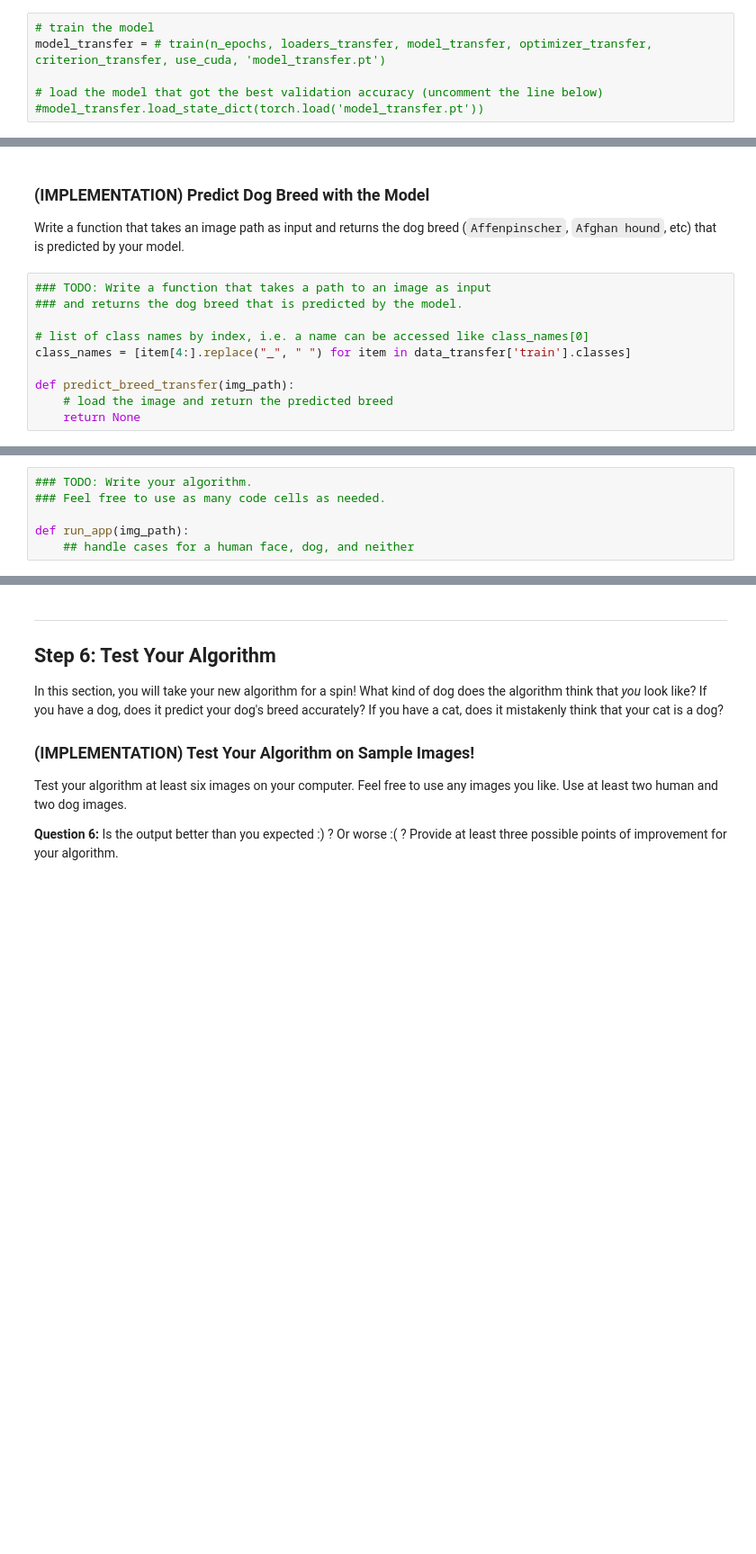
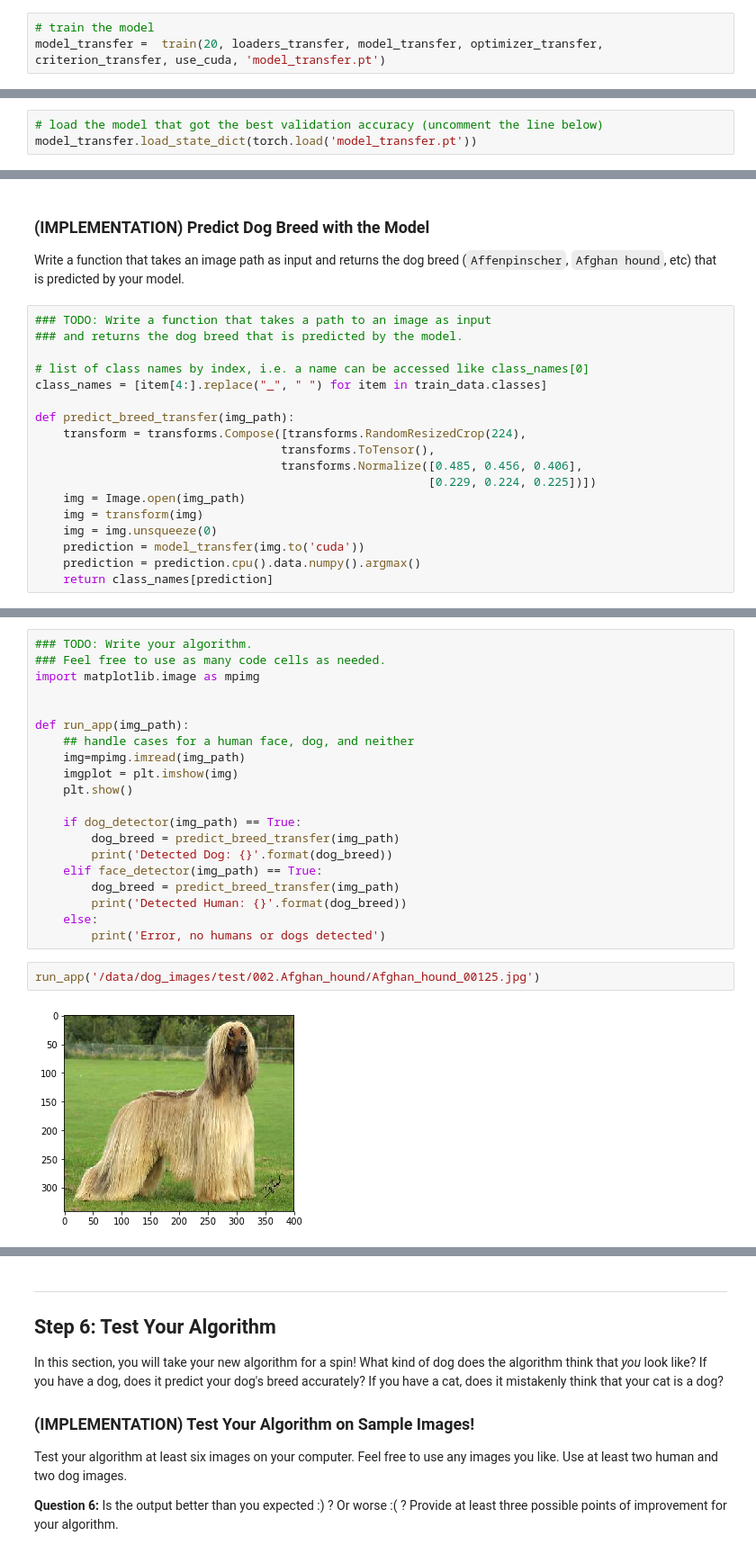
Before and after one commit to carlodavid012/Dog-Breed-Classifier, a Jupyter notebook: dog_app.ipynb, the cells around one changed output, grey strips where cells are left out. Shown at 90% size. Cells and saved outputs as stored; diff of their text form; blank space fills up the shorter version.

```diff
--- a/dog_app.ipynb
+++ b/dog_app.ipynb
@@ -481,7 +686,4 @@ optimizer_transfer = None
 Train and validate your model in the code cell below.  [Save the final model parameters](http://pytorch.org/docs/master/notes/serialization.html) at filepath `'model_transfer.pt'`.
 # %%
 # train the model
-model_transfer = # train(n_epochs, loaders_transfer, model_transfer, optimizer_transfer, criterion_transfer, use_cuda, 'model_transfer.pt')
-
-# load the model that got the best validation accuracy (uncomment the line below)
-#model_transfer.load_state_dict(torch.load('model_transfer.pt'))
+model_transfer =  train(20, loaders_transfer, model_transfer, optimizer_transfer, criterion_transfer, use_cuda, 'model_transfer.pt')
@@ -489,5 +709,8 @@ model_transfer = # train(n_epochs, loaders_transfer, model_transfer, optimizer_t
 ### (IMPLEMENTATION) Test the Model
 
 Try out your model on the test dataset of dog images. Use the code cell below to calculate and print the test loss and accuracy.  Ensure that your test accuracy is greater than 60%.
+# %%
+# load the model that got the best validation accuracy (uncomment the line below)
+model_transfer.load_state_dict(torch.load('model_transfer.pt'))
 # %%
 test(loaders_transfer, model_transfer, criterion_transfer, use_cuda)
@@ -500,8 +728,16 @@ Write a function that takes an image path as input and returns the dog breed (`A
 ### and returns the dog breed that is predicted by the model.
 
 # list of class names by index, i.e. a name can be accessed like class_names[0]
-class_names = [item[4:].replace("_", " ") for item in data_transfer['train'].classes]
+class_names = [item[4:].replace("_", " ") for item in train_data.classes]
 
 def predict_breed_transfer(img_path):
-    # load the image and return the predicted breed
-    return None
+    transform = transforms.Compose([transforms.RandomResizedCrop(224),
+                                   transforms.ToTensor(),
+                                   transforms.Normalize([0.485, 0.456, 0.406],
+                                                        [0.229, 0.224, 0.225])])
+    img = Image.open(img_path)
+    img = transform(img)
+    img = img.unsqueeze(0)
+    prediction = model_transfer(img.to('cuda'))
+    prediction = prediction.cpu().data.numpy().argmax()
+    return class_names[prediction]
@@ -526,6 +766,24 @@ Some sample output for our algorithm is provided below, but feel free to design
 # %%
 ### TODO: Write your algorithm.
 ### Feel free to use as many code cells as needed.
+import matplotlib.image as mpimg
+
 
 def run_app(img_path):
     ## handle cases for a human face, dog, and neither
+    img=mpimg.imread(img_path)
+    imgplot = plt.imshow(img)
+    plt.show()
+
+    if dog_detector(img_path) == True:
+        dog_breed = predict_breed_transfer(img_path)
+        print('Detected Dog: {}'.format(dog_breed))
+    elif face_detector(img_path) == True:
+        dog_breed = predict_breed_transfer(img_path)
+        print('Detected Human: {}'.format(dog_breed))
+    else:
+        print('Error, no humans or dogs detected')
+# %%
+run_app('/data/dog_images/test/002.Afghan_hound/Afghan_hound_00125.jpg')
+# %% [output]
+[figure, added]
```
Also changed, not shown: parts of 49 cells of this notebook.
